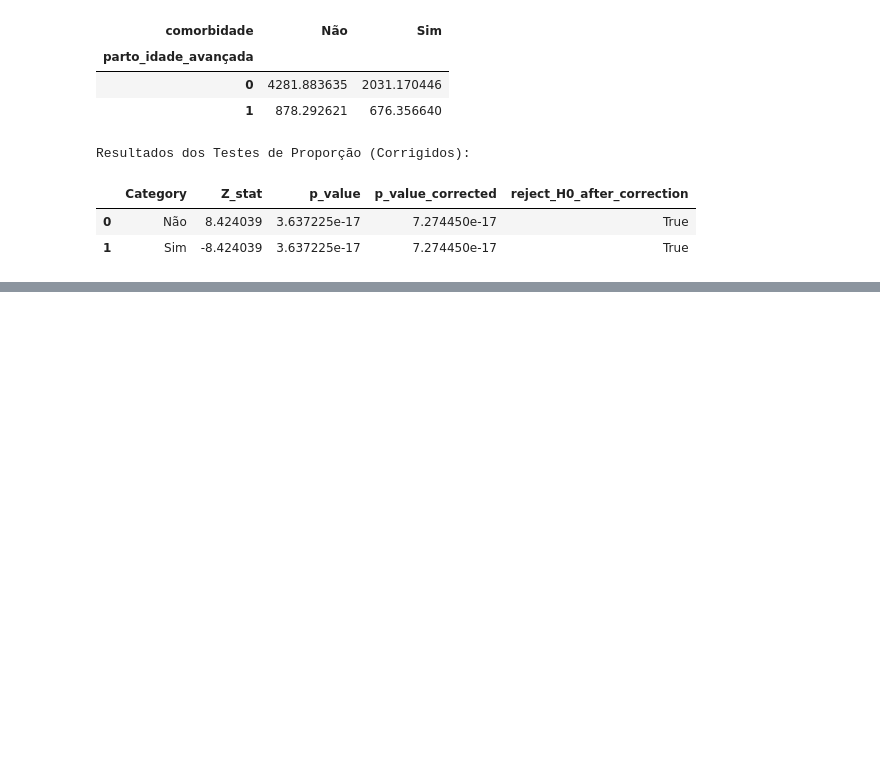
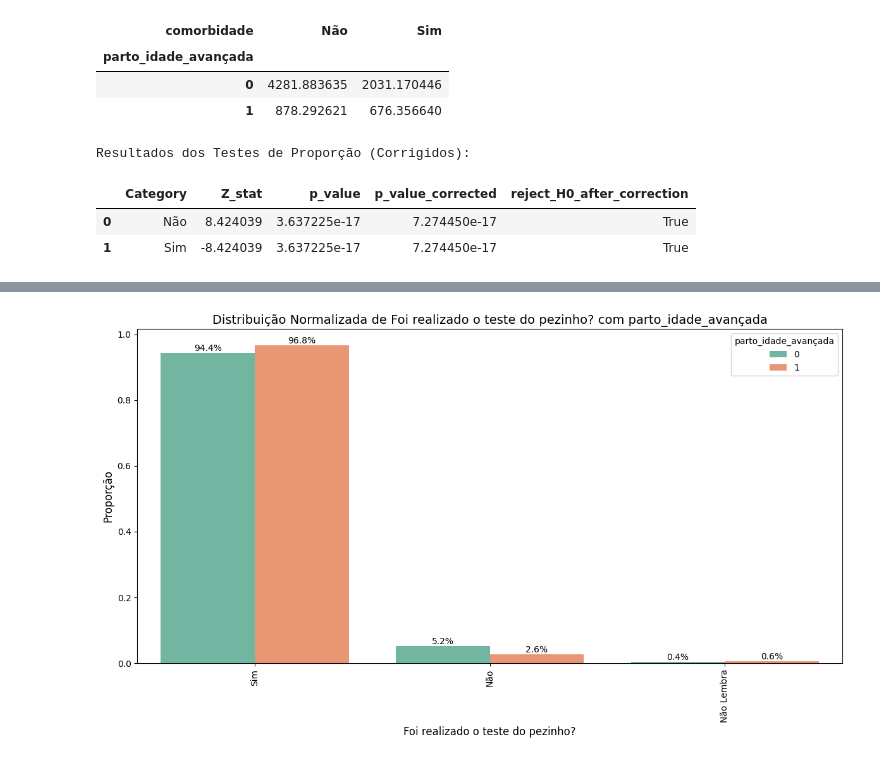
Before and after one commit to LeandroCoelhos/Notebook_PNS, a Jupyter notebook: 05_testes_estatisticos.ipynb, the cells around one changed output, grey strips where cells are left out. Cells and saved outputs as stored; diff of their text form; code cells hidden in the pictures; blank space fills up the shorter version.

```diff
--- a/05_testes_estatisticos.ipynb
+++ b/05_testes_estatisticos.ipynb
@@ -782,0 +987,5 @@ Resultados dos Testes de Proporção (Corrigidos):
+# %%
+df_menor['Foi realizado o teste do pezinho?'] = df_menor['L021'].map({1.0: 'Sim', 2.0: 'Não', 3.0: 'Não Lembra'})
+plot_with_hue_normalized(df_menor, 'Foi realizado o teste do pezinho?', 'parto_idade_avançada')
+# %% [output]
+[figure, added]
```
Also changed, not shown: parts of 24 cells of this notebook, 2 other files.
